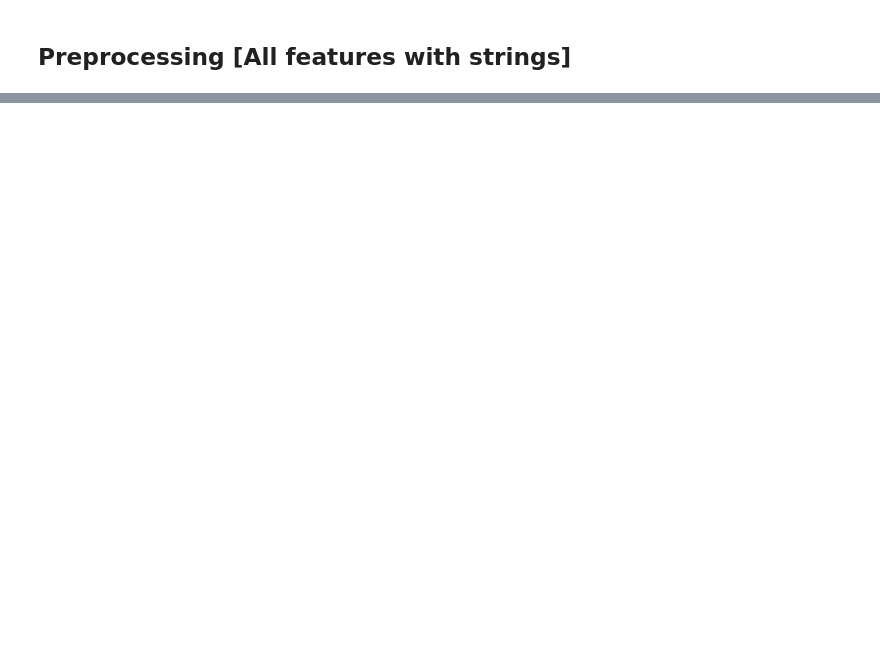
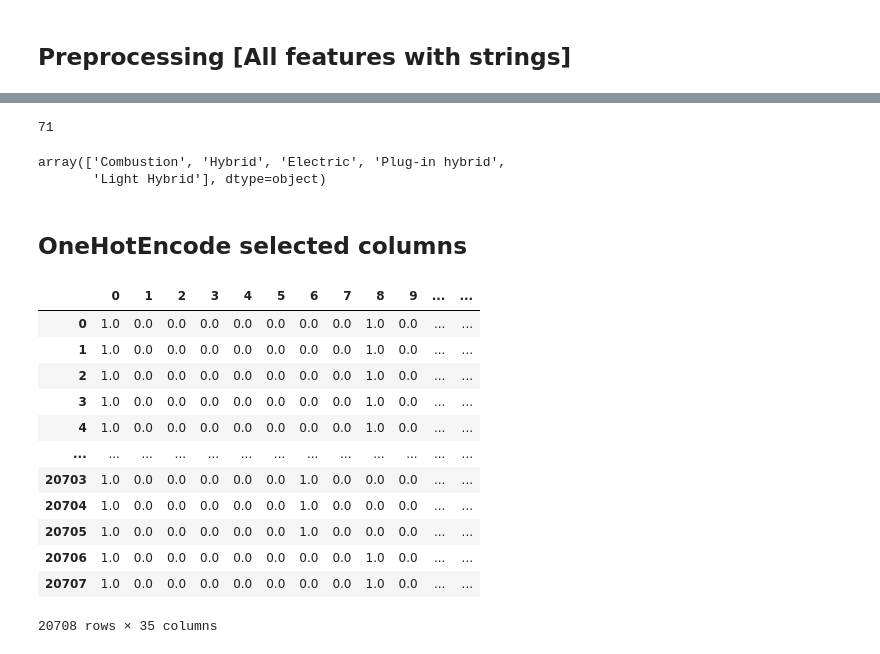
Before and after one commit to marcnaweb/car_recommendation_engine, a Jupyter notebook: notebooks/nika_notebook.ipynb, the cells around one changed output, grey strips where cells are left out. Saved outputs shown, nothing was run; the diff lists cells and outputs as text; code cells hidden in the pictures; blank space fills up the shorter version.

```diff
--- a/notebooks/nika_notebook.ipynb
+++ b/notebooks/nika_notebook.ipynb
@@ -133,4 +94,4 @@ preprocessing_df['Acceleration'] = preprocessing_df['Acceleration'].str.extract(
 # Replace ',' with '.' and convert to numeric
 preprocessing_df['Acceleration'] = preprocessing_df['Acceleration'].str.replace(',', '.').astype(float)
 # Rename Column
-preprocessing_df = preprocessing_df.rename(columns={'Acceleration': 'Acceleration 0100 km/h in S'})
+# preprocessing_df = preprocessing_df.rename(columns={'Acceleration': 'Acceleration 0100 km/h in S'})
@@ -158,18 +98,2 @@ array(['66,3 kgfm', '8,5 kgfm', '17,3 kgfm', '21,4 kgfm', '16,7 kgfm',
 # %% [markdown]
 ## Preprocessing [All features with strings]
-# %%
-columns_to_transform_mm = ['Length', 'Width'] # add more
-columns_to_transform_kgfm = ['Maximum torque']
-
-# Remove strings from each value in the column
-preprocessing_df[columns_to_transform_mm] = preprocessing_df[columns_to_transform_mm].str.replace(' mm', '')
-preprocessing_df['Maximum torque'] = preprocessing_df['Maximum torque'].str.replace(' kgfm', '')
-
-# Convert columns to numeric type
-preprocessing_df[columns_to_transform_mm] = pd.to_numeric(preprocessing_df[columns_to_transform_mm])
-preprocessing_df['Maximum torque'] = pd.to_numeric(preprocessing_df['Maximum torque'])
-
-# Rename columns
-preprocessing_df = preprocessing_df.rename(columns={'Length': 'Length mm',
-                                                    'Width': 'Width mm',
-                                                    'Maximum torque': 'Maximum torque kgfm'})
@@ -280,0 +138,11 @@ print(keysList)
+# %%
+len(preprocessing_df.columns)
+# %% [output]
+71
+# %%
+preprocessing_df['Propulsion'].unique()
+# %% [output]
+array(['Combustion', 'Hybrid', 'Electric', 'Plug-in hybrid',
+       'Light Hybrid'], dtype=object)
+# %% [markdown]
+## OneHotEncode selected columns
@@ -280,0 +154,32 @@ print(keysList)
+# %%
+columns_to_encode = ['Propulsion', 'Car gearbox', 'Fuel', 'Settings', 'Car size']
+
+# Create Pipeline
+pipeline = Pipeline([
+    ('encoder', ColumnTransformer([
+    ('onehot', OneHotEncoder(handle_unknown='ignore', sparse_output=False), make_column_selector(dtype_include="object"))]  # Apply one-hot encoding to the specified columns
+    , remainder='passthrough'))  # Pass through any remaining columns unchanged
+])
+# %%
+test_data_encode = preprocessing_df[columns_to_encode]
+# test_data_encode
+
+# Fit and transform the data
+encoded_data = pipeline.fit_transform(test_data_encode)
+
+encoded_data = pd.DataFrame(encoded_data)
+encoded_data
+# %% [output]
+|  | 0 | 1 | 2 | 3 | 4 | 5 | 6 | 7 | 8 | 9 | ... | ... |
+| 0 | 1.0 | 0.0 | 0.0 | 0.0 | 0.0 | 0.0 | 0.0 | 0.0 | 1.0 | 0.0 | ... | ... |
+| 1 | 1.0 | 0.0 | 0.0 | 0.0 | 0.0 | 0.0 | 0.0 | 0.0 | 1.0 | 0.0 | ... | ... |
+| 2 | 1.0 | 0.0 | 0.0 | 0.0 | 0.0 | 0.0 | 0.0 | 0.0 | 1.0 | 0.0 | ... | ... |
+| 3 | 1.0 | 0.0 | 0.0 | 0.0 | 0.0 | 0.0 | 0.0 | 0.0 | 1.0 | 0.0 | ... | ... |
+| 4 | 1.0 | 0.0 | 0.0 | 0.0 | 0.0 | 0.0 | 0.0 | 0.0 | 1.0 | 0.0 | ... | ... |
+| ... | ... | ... | ... | ... | ... | ... | ... | ... | ... | ... | ... | ... |
+| 20703 | 1.0 | 0.0 | 0.0 | 0.0 | 0.0 | 0.0 | 1.0 | 0.0 | 0.0 | 0.0 | ... | ... |
+| 20704 | 1.0 | 0.0 | 0.0 | 0.0 | 0.0 | 0.0 | 1.0 | 0.0 | 0.0 | 0.0 | ... | ... |
+| 20705 | 1.0 | 0.0 | 0.0 | 0.0 | 0.0 | 0.0 | 1.0 | 0.0 | 0.0 | 0.0 | ... | ... |
+| 20706 | 1.0 | 0.0 | 0.0 | 0.0 | 0.0 | 0.0 | 0.0 | 0.0 | 1.0 | 0.0 | ... | ... |
+| 20707 | 1.0 | 0.0 | 0.0 | 0.0 | 0.0 | 0.0 | 0.0 | 0.0 | 1.0 | 0.0 | ... | ... |
+20708 rows × 35 columns
```
Also changed, not shown: parts of 18 cells of this notebook, 2 other files.
